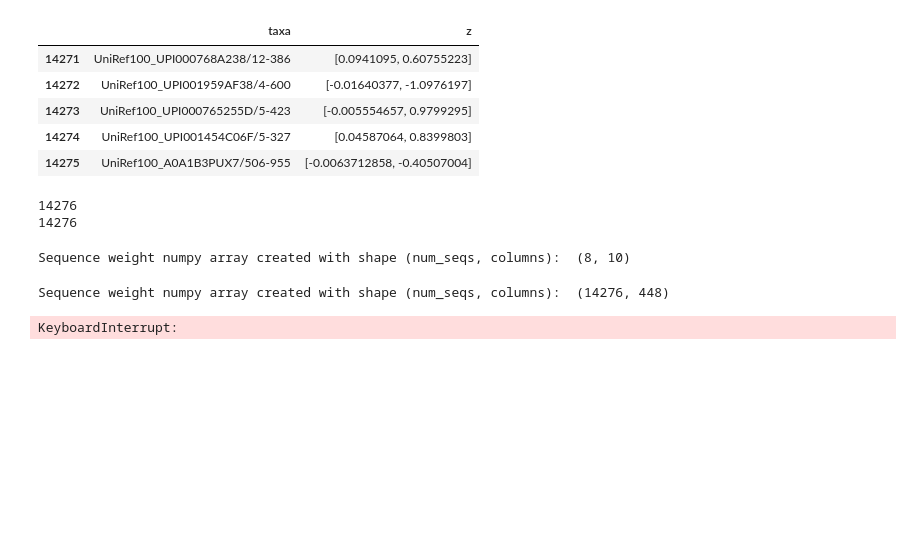
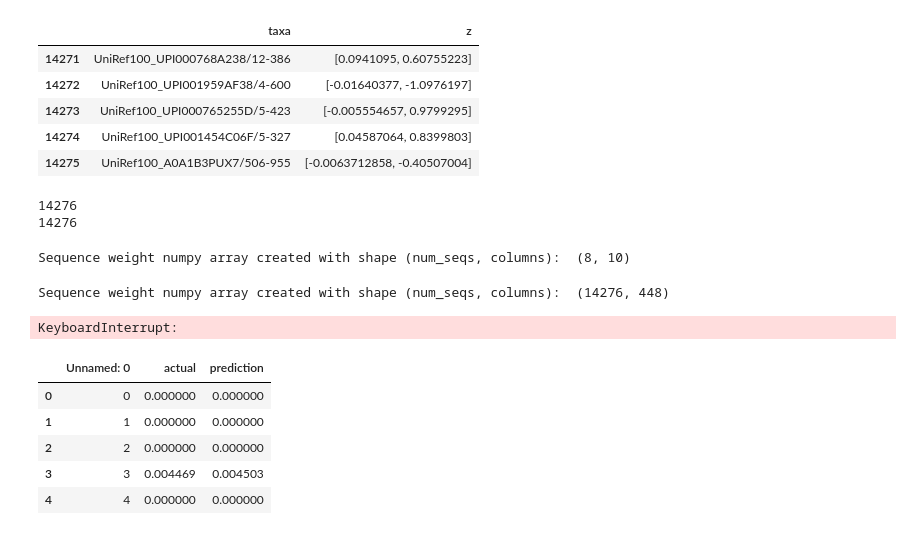
Before and after one commit to SebPorras/MAP_VAE, a Jupyter notebook: notebooks/calc_correlation.ipynb, the cells around one changed output. Saved outputs shown, nothing was run; the diff lists cells and outputs as text; code cells hidden in the pictures; blank space fills up the shorter version.

```diff
--- a/notebooks/calc_correlation.ipynb
+++ b/notebooks/calc_correlation.ipynb
@@ -250,3 +237,14 @@ print(pairs.shape)
 # %% [output]
 Sequence weight numpy array created with shape (num_seqs, columns):  (14276, 448)
 KeyboardInterrupt:
+# %%
+import pandas as pd
+gb1_corv_data = pd.read_csv("../data/gb1_3000_corv.csv")
+gb1_corv_data.head()
+# %% [output]
+|  | Unnamed: 0 | actual | prediction |
+| 0 | 0 | 0.000000 | 0.000000 |
+| 1 | 1 | 0.000000 | 0.000000 |
+| 2 | 2 | 0.000000 | 0.000000 |
+| 3 | 3 | 0.004469 | 0.004503 |
+| 4 | 4 | 0.000000 | 0.000000 |
```
Also changed, not shown: parts of 6 cells of this notebook, 3 other files.
